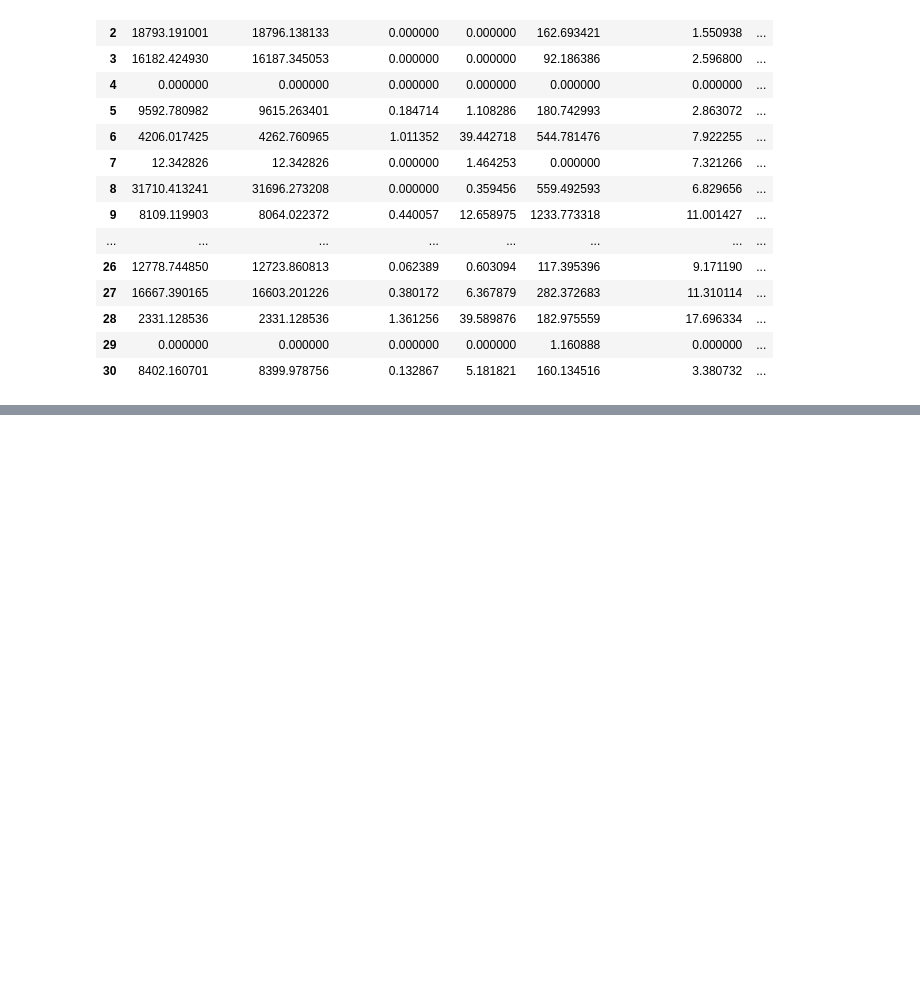
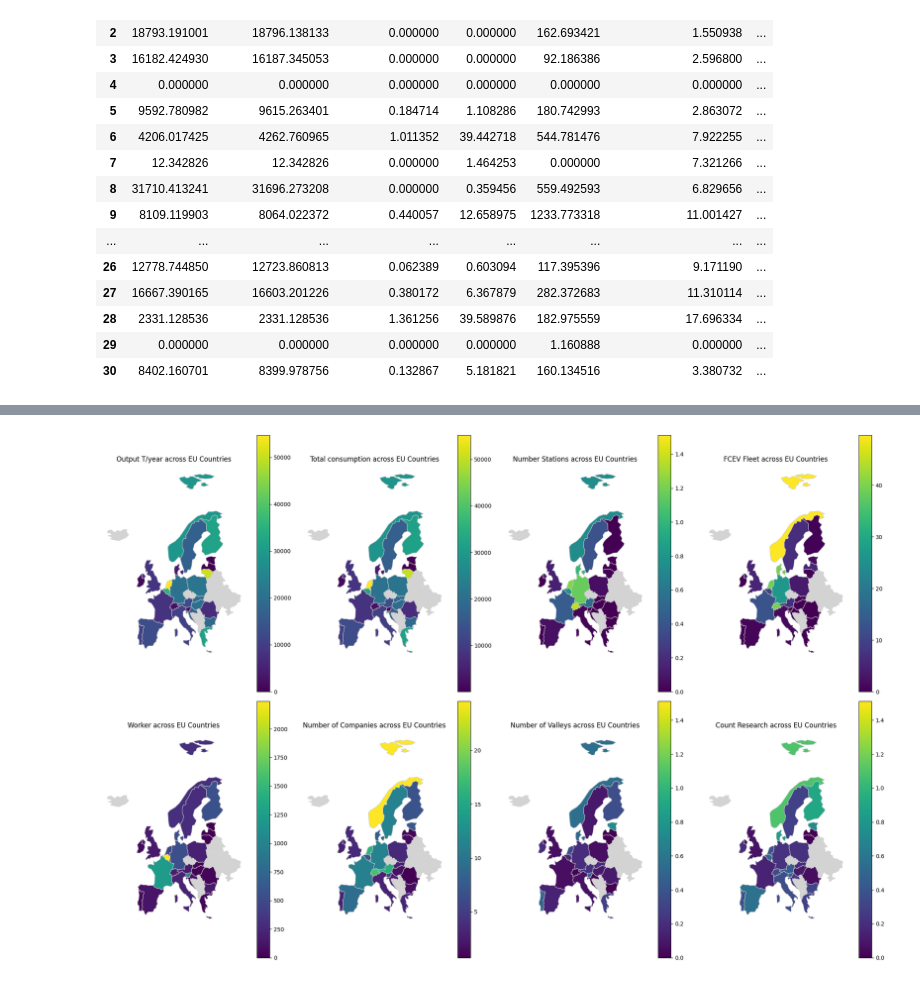
Before and after one commit to premstaller1/Masterarbeit, a Jupyter notebook: CorrelationAnalysis/country.ipynb, the cells around one changed output, grey strips where cells are left out. Cells and saved outputs as stored; diff of their text form; code cells hidden in the pictures; blank space fills up the shorter version.

```diff
--- a/CorrelationAnalysis/country.ipynb
+++ b/CorrelationAnalysis/country.ipynb
@@ -63,0 +64,46 @@ plt.show()
+# %%
+import geopandas as gpd
+import matplotlib.pyplot as plt
+from shapely.geometry import Polygon
+
+# Load Europe map data from the geopandas library
+world = gpd.read_file(gpd.datasets.get_path('naturalearth_lowres'))
+europe = world[(world.continent == 'Europe') & (world.name != 'Russia')]
+
+# Exclude French Guiana and Corsica from the map
+tmp = [x.replace(')','') for x in str(europe.loc[europe['name'] == 'France', 'geometry'].values[0]).split('((')[1:]][1]
+tmp2 = [x.split(' ') for x in tmp.split(', ')][:-1]
+tmp3 = [(float(x[0]), float(x[1])) for x in tmp2]
+France_mainland = Polygon(tmp3)
+europe.loc[europe['name'] == 'France', 'geometry'] = France_mainland
+
+# Ensure 'Country' column in merged_df matches the 'name' column in europe DataFrame
+# For simplicity, let's assume country names match directly. Otherwise, you'll need to map names correctly.
+europe = europe.rename(columns={'name': 'Country'})
+# Assuming per_million_df is your DataFrame with relevant data
+eu_merged = europe.set_index('Country').join(per_million_df.set_index('Country'))
+
+# Columns to plot
+columns_to_plot = ['Output T/year', 'Total consumption', 'Number Stations', 'FCEV Fleet', 'Worker', 'Number of Companies', 'Number of Valleys', 'Count Research']
+
+# Create subplots
+fig, axes = plt.subplots(nrows=3, ncols=4, figsize=(20, 20))
+axes = axes.flatten()
+
+# Plot each column in the respective subplot
+for i, column in enumerate(columns_to_plot):
+    ax = axes[i]
+    base = eu_merged.plot(ax=ax, color='lightgrey')  # Countries without data will be light grey
+    eu_merged.plot(column=column, cmap='viridis', linewidth=0.8, ax=ax, edgecolor='0.8', legend=True)
+    ax.set_title(f'{column} across EU Countries')
+    ax.set_axis_off()  # Turn off the axis
+
+# Remove any unused subplots
+for j in range(i + 1, len(axes)):
+    fig.delaxes(axes[j])
+
+plt.tight_layout()
+plt.show()
+fig.savefig('europe_map.png')
+# %% [output]
+[figure, added]
```
Also changed, not shown: parts of 1 cell of this notebook, 4 other files.
